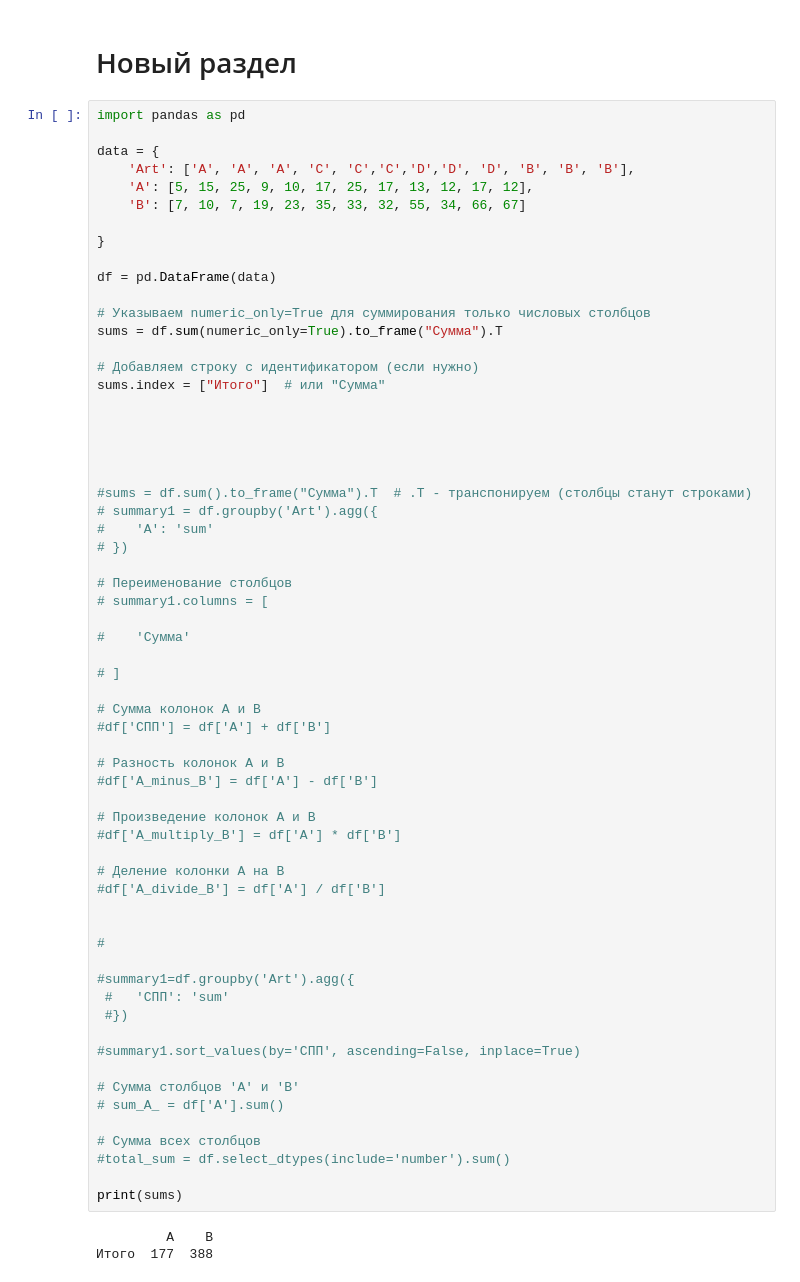
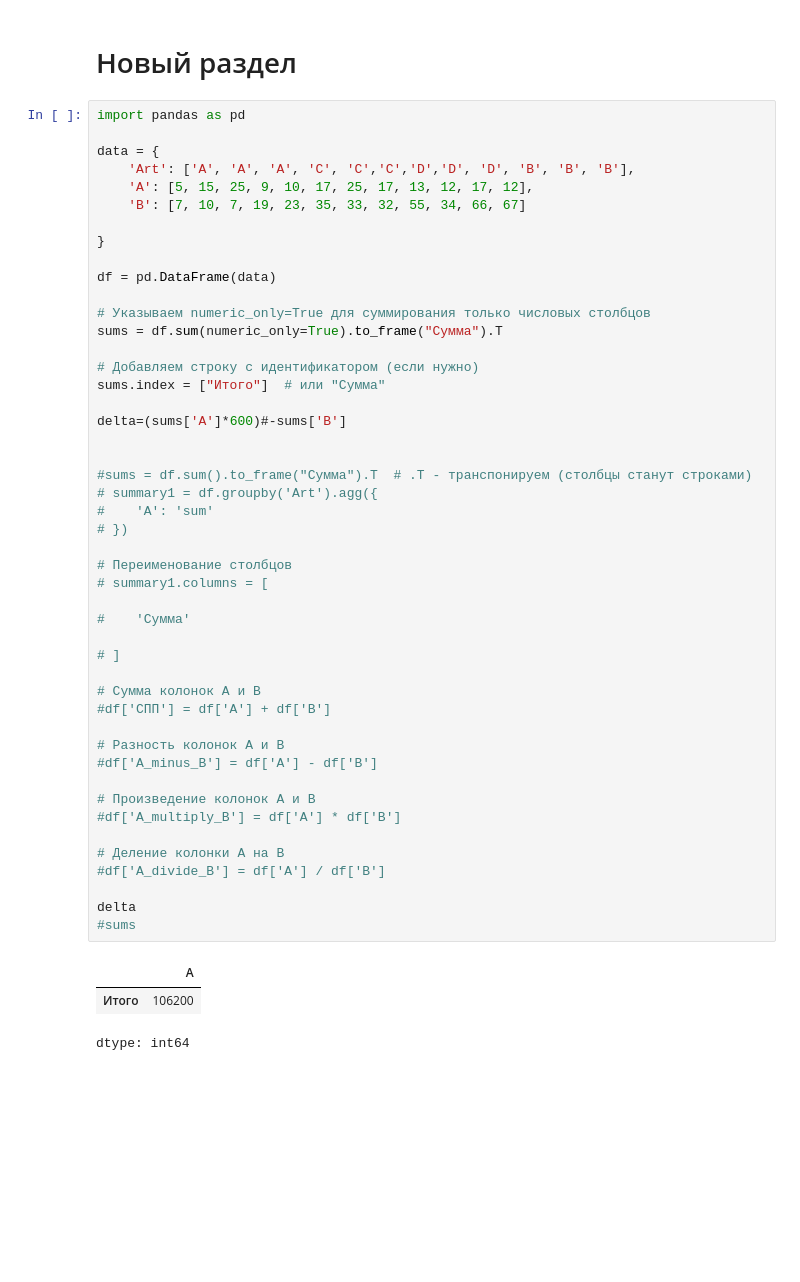
Before and after one commit to mishadvor/FinanceReport, a Jupyter notebook: FiRWB.ipynb, the cells around one changed output. Drawn from its saved outputs; the diff is of its cells as text; blank space fills up the shorter version.

```diff
--- a/FiRWB.ipynb
+++ b/FiRWB.ipynb
@@ -211,50 +237,36 @@ sums = df.sum(numeric_only=True).to_frame("Сумма").T
 # Добавляем строку с идентификатором (если нужно)
 sums.index = ["Итого"]  # или "Сумма"
 
-
-
+delta=(sums['A']*600)#-sums['B']
 
 
 #sums = df.sum().to_frame("Сумма").T  # .T - транспонируем (столбцы станут строками)
 # summary1 = df.groupby('Art').agg({
 #    'A': 'sum'
 # })
 
 # Переименование столбцов
 # summary1.columns = [
 
 #    'Сумма'
 
 # ]
 
 # Сумма колонок A и B
 #df['СПП'] = df['A'] + df['B']
 
 # Разность колонок A и B
 #df['A_minus_B'] = df['A'] - df['B']
 
 # Произведение колонок A и B
 #df['A_multiply_B'] = df['A'] * df['B']
 
 # Деление колонки A на B
 #df['A_divide_B'] = df['A'] / df['B']
 
-
-#
-
-#summary1=df.groupby('Art').agg({
- #   'СПП': 'sum'
- #})
-
-#summary1.sort_values(by='СПП', ascending=False, inplace=True)
-
-# Сумма столбцов 'A' и 'B'
-# sum_A_ = df['A'].sum()
-
-# Сумма всех столбцов
-#total_sum = df.select_dtypes(include='number').sum()
-
-print(sums)
+delta
+#sums
 # %% [output]
+|  | A |
+| Итого | 106200 |
-         A    B
-Итого  177  388
+dtype: int64
```
Also changed, not shown: parts of 4 cells of this notebook.
